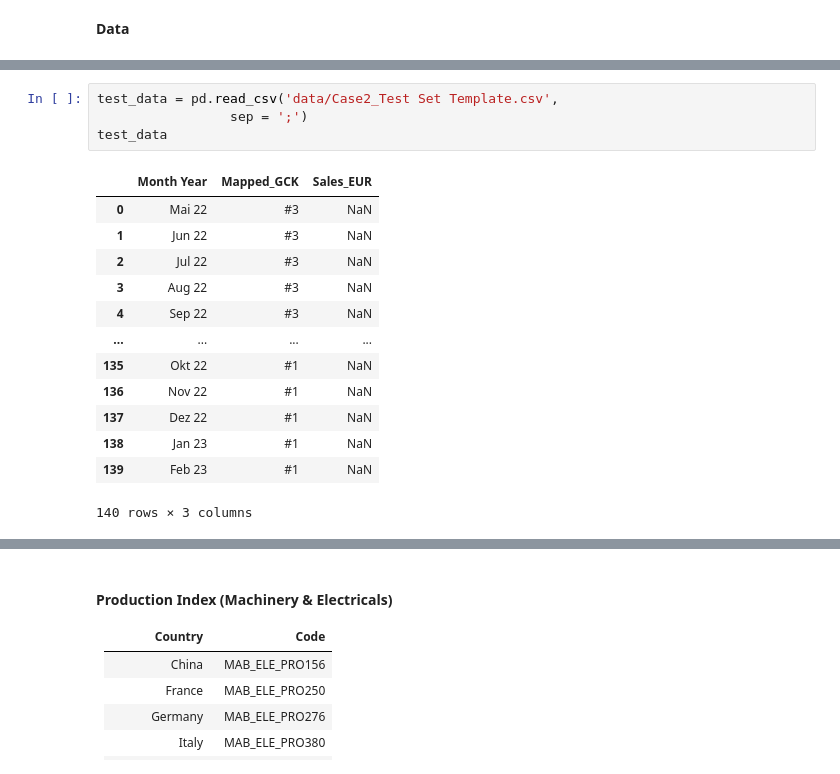
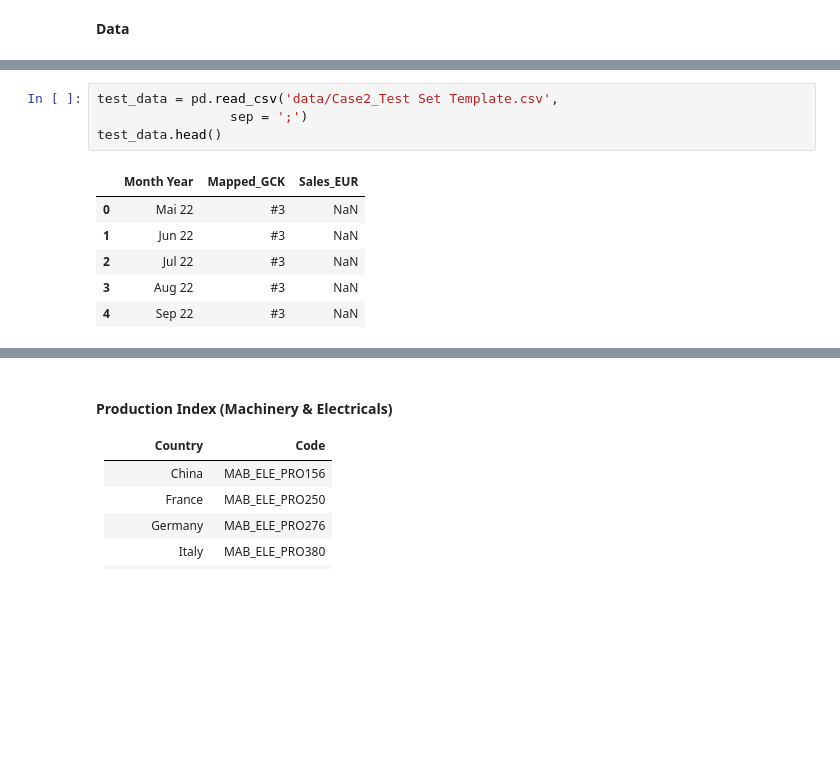
Before and after one commit to MGN19/Siemens-forecast, a Jupyter notebook: explore.ipynb, the cells around one changed output, grey strips where cells are left out. Saved outputs shown, nothing was run; the diff lists cells and outputs as text; blank space fills up the shorter version.

```diff
--- a/explore.ipynb
+++ b/explore.ipynb
@@ -118,19 +111,12 @@ sales_data
 # %%
 test_data = pd.read_csv('data/Case2_Test Set Template.csv',
                  sep = ';')
-test_data
+test_data.head()
 # %% [output]
 |  | Month Year | Mapped_GCK | Sales_EUR |
 | 0 | Mai 22 | #3 | NaN |
 | 1 | Jun 22 | #3 | NaN |
 | 2 | Jul 22 | #3 | NaN |
 | 3 | Aug 22 | #3 | NaN |
 | 4 | Sep 22 | #3 | NaN |
-| ... | ... | ... | ... |
-| 135 | Okt 22 | #1 | NaN |
-| 136 | Nov 22 | #1 | NaN |
-| 137 | Dez 22 | #1 | NaN |
-| 138 | Jan 23 | #1 | NaN |
-| 139 | Feb 23 | #1 | NaN |
-140 rows × 3 columns
 # %%
```
Also changed, not shown: parts of 30 cells of this notebook, 1 other file.
